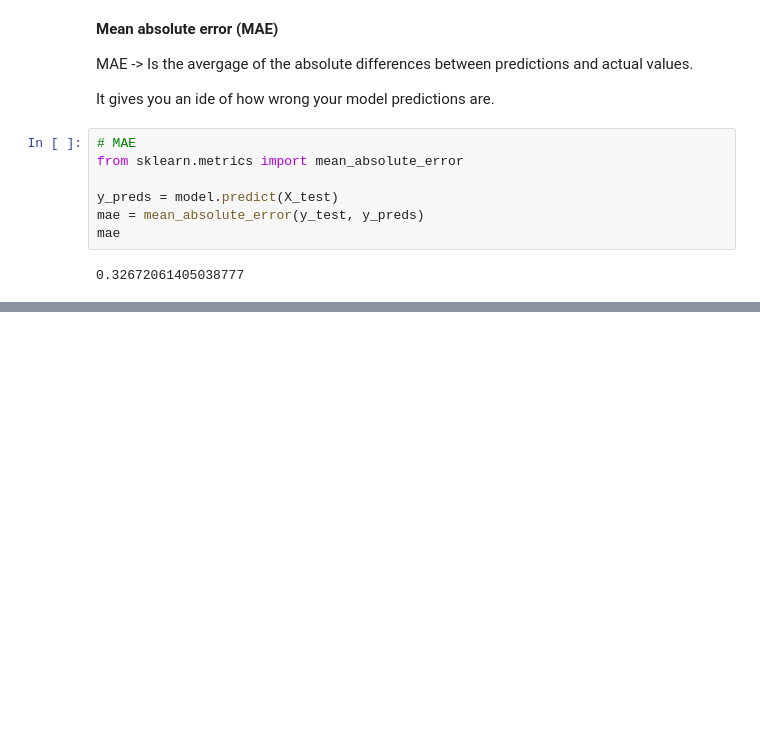
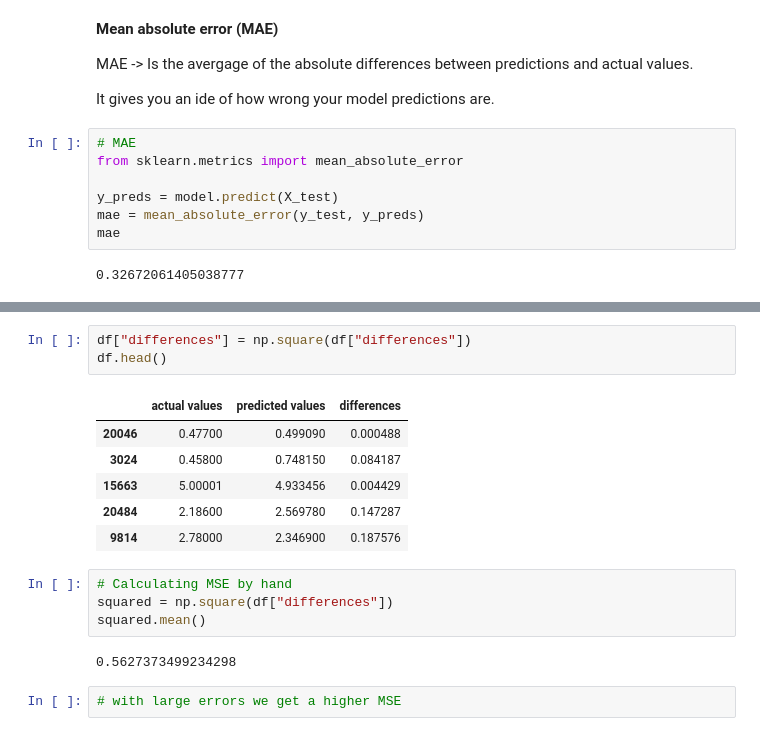
Before and after one commit to GoldenEye37/machine-learning-101, a Jupyter notebook: introduction-to-sckit-learn.ipynb, the cells around one changed output, grey strips where cells are left out. Cells and saved outputs as stored; diff of their text form; blank space fills up the shorter version.

```diff
--- a/introduction-to-sckit-learn.ipynb
+++ b/introduction-to-sckit-learn.ipynb
@@ -1511,0 +1531,18 @@ np.abs(df["differences"]).mean()
+# %%
+df["differences"] = np.square(df["differences"])
+df.head()
+# %% [output]
+|  | actual values | predicted values | differences |
+| 20046 | 0.47700 | 0.499090 | 0.000488 |
+| 3024 | 0.45800 | 0.748150 | 0.084187 |
+| 15663 | 5.00001 | 4.933456 | 0.004429 |
+| 20484 | 2.18600 | 2.569780 | 0.147287 |
+| 9814 | 2.78000 | 2.346900 | 0.187576 |
+# %%
+# Calculating MSE by hand
+squared = np.square(df["differences"])
+squared.mean()
+# %% [output]
+0.5627373499234298
+# %%
+# with large errors we get a higher MSE
```
Also changed, not shown: parts of 4 cells of this notebook.
